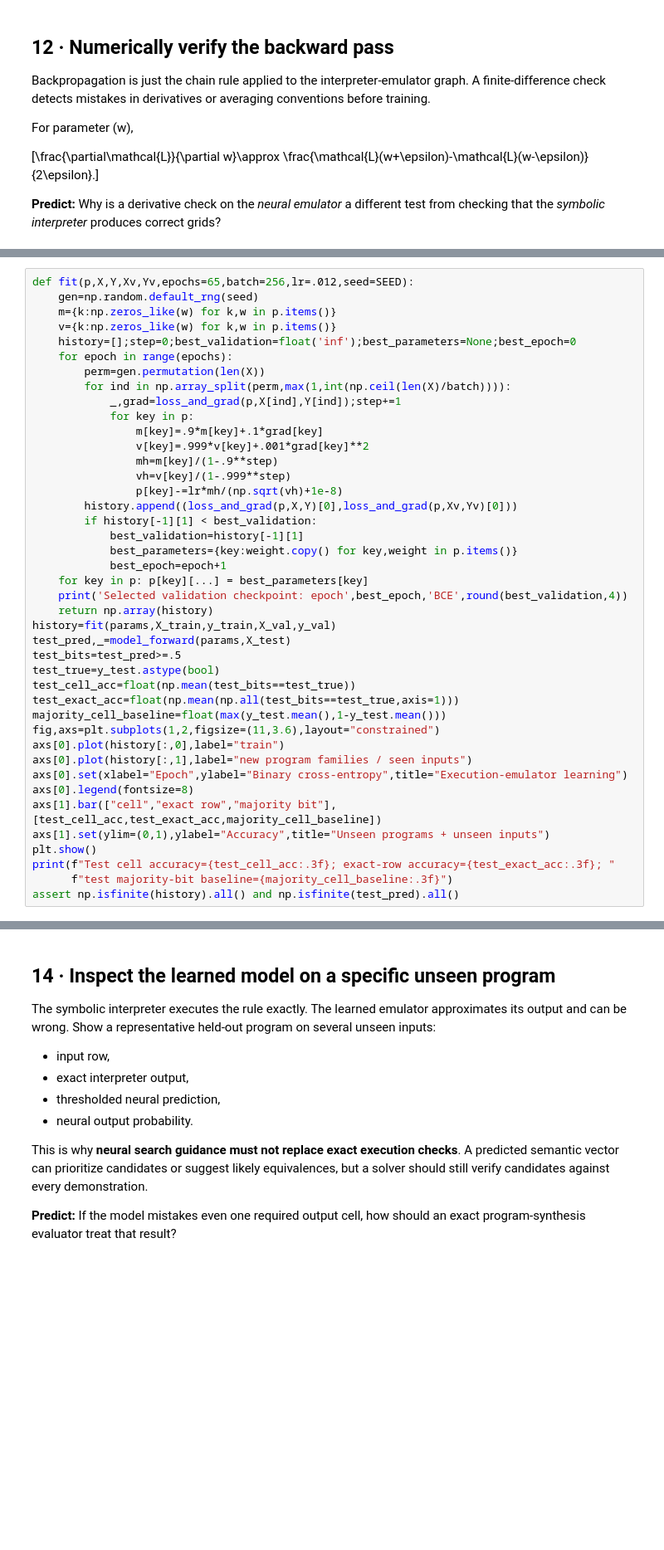
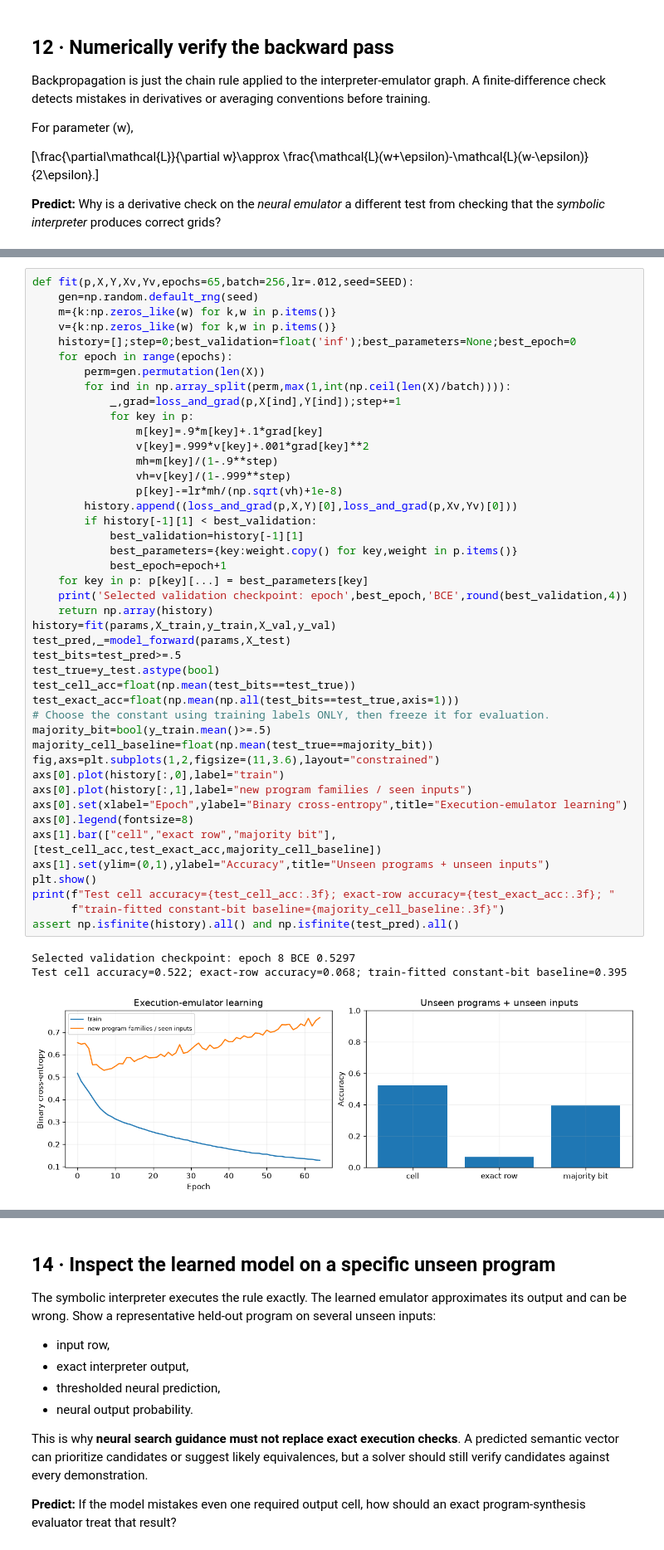
Before and after one commit to Logan-Kelsch/ML_sandbox, a Jupyter notebook: learn/vector_01/06_structure_execution_embeddings.ipynb, the cells around one changed output, grey strips where cells are left out. Shown at 83% size. Cells and saved outputs as stored; diff of their text form; blank space fills up the shorter version.

```diff
--- a/learn/vector_01/06_structure_execution_embeddings.ipynb
+++ b/learn/vector_01/06_structure_execution_embeddings.ipynb
@@ -498,32 +541,38 @@ def fit(p,X,Y,Xv,Yv,epochs=65,batch=256,lr=.012,seed=SEED):
             for key in p:
                 m[key]=.9*m[key]+.1*grad[key]
                 v[key]=.999*v[key]+.001*grad[key]**2
                 mh=m[key]/(1-.9**step)
                 vh=v[key]/(1-.999**step)
                 p[key]-=lr*mh/(np.sqrt(vh)+1e-8)
         history.append((loss_and_grad(p,X,Y)[0],loss_and_grad(p,Xv,Yv)[0]))
         if history[-1][1] < best_validation:
             best_validation=history[-1][1]
             best_parameters={key:weight.copy() for key,weight in p.items()}
             best_epoch=epoch+1
     for key in p: p[key][...] = best_parameters[key]
     print('Selected validation checkpoint: epoch',best_epoch,'BCE',round(best_validation,4))
     return np.array(history)
 history=fit(params,X_train,y_train,X_val,y_val)
 test_pred,_=model_forward(params,X_test)
 test_bits=test_pred>=.5
 test_true=y_test.astype(bool)
 test_cell_acc=float(np.mean(test_bits==test_true))
 test_exact_acc=float(np.mean(np.all(test_bits==test_true,axis=1)))
-majority_cell_baseline=float(max(y_test.mean(),1-y_test.mean()))
+# Choose the constant using training labels ONLY, then freeze it for evaluation.
+majority_bit=bool(y_train.mean()>=.5)
+majority_cell_baseline=float(np.mean(test_true==majority_bit))
 fig,axs=plt.subplots(1,2,figsize=(11,3.6),layout="constrained")
 axs[0].plot(history[:,0],label="train")
 axs[0].plot(history[:,1],label="new program families / seen inputs")
 axs[0].set(xlabel="Epoch",ylabel="Binary cross-entropy",title="Execution-emulator learning")
 axs[0].legend(fontsize=8)
 axs[1].bar(["cell","exact row","majority bit"],[test_cell_acc,test_exact_acc,majority_cell_baseline])
 axs[1].set(ylim=(0,1),ylabel="Accuracy",title="Unseen programs + unseen inputs")
 plt.show()
 print(f"Test cell accuracy={test_cell_acc:.3f}; exact-row accuracy={test_exact_acc:.3f}; "
-      f"test majority-bit baseline={majority_cell_baseline:.3f}")
+      f"train-fitted constant-bit baseline={majority_cell_baseline:.3f}")
 assert np.isfinite(history).all() and np.isfinite(test_pred).all()
+# %% [output]
+Selected validation checkpoint: epoch 8 BCE 0.5297
+Test cell accuracy=0.522; exact-row accuracy=0.068; train-fitted constant-bit baseline=0.395
+[figure, added]
```
Also changed, not shown: parts of 20 cells of this notebook, 6 other files.
